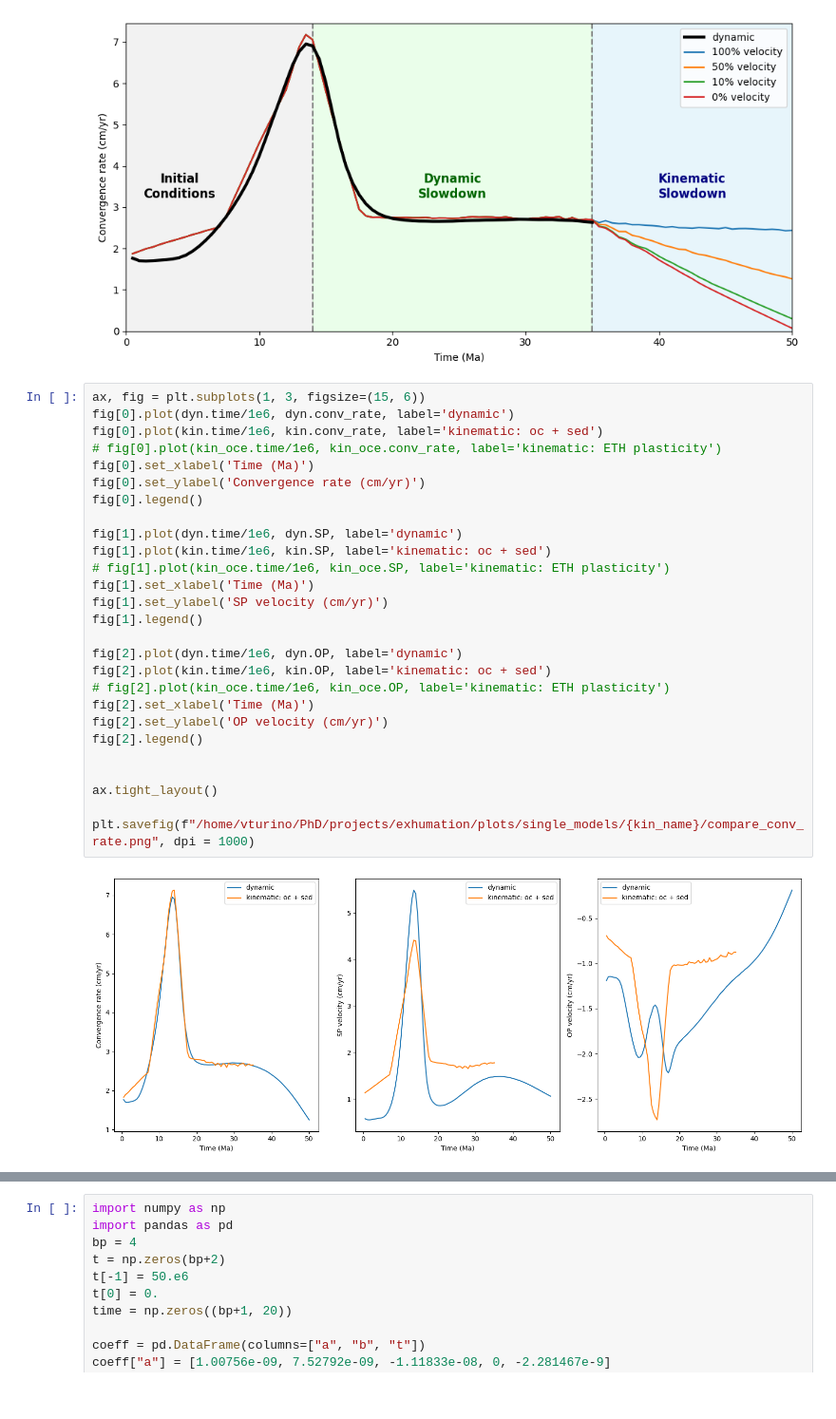
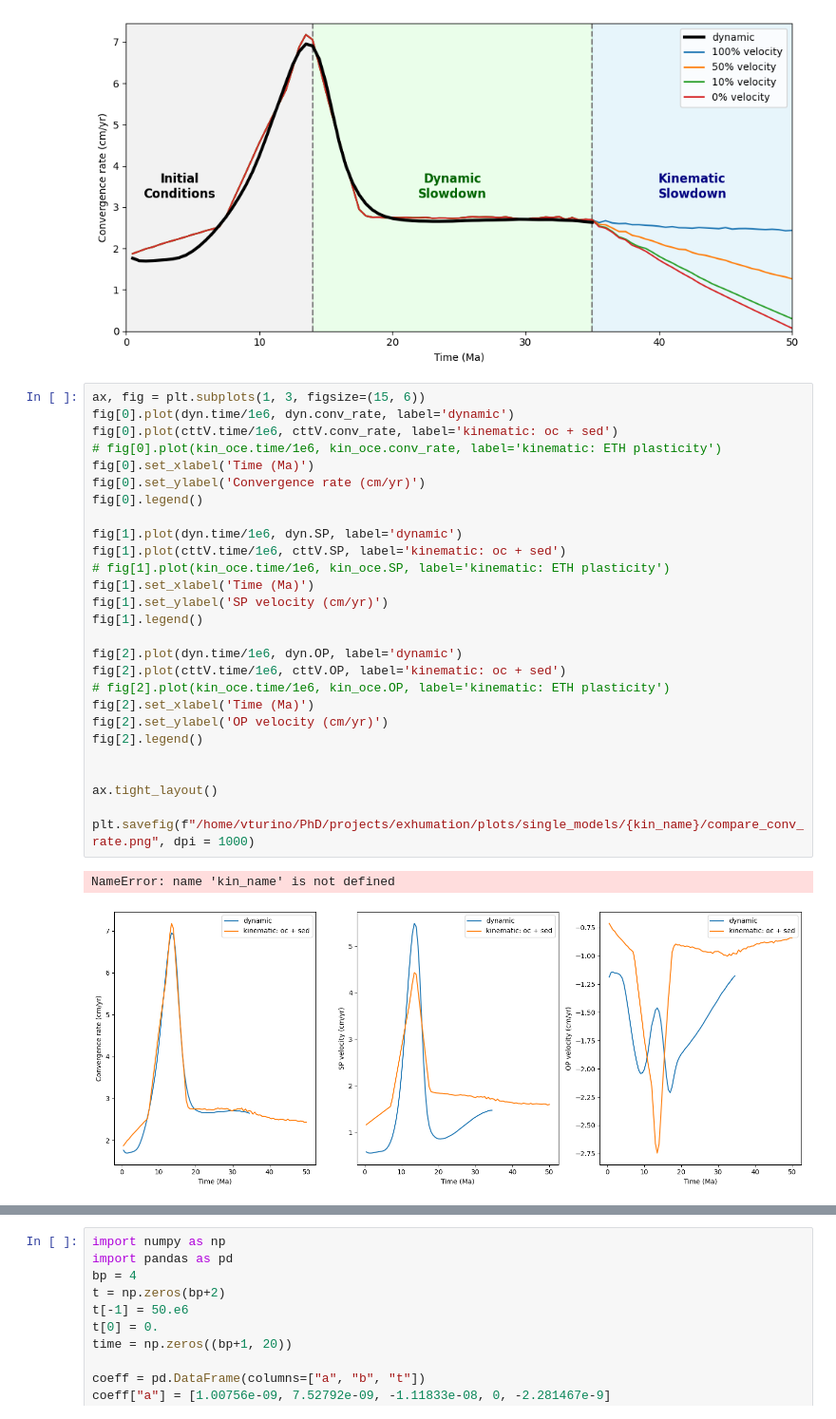
Before and after one commit to vaturino/exhumation, a Jupyter notebook: analysis/velocities/compare_CR_dyn_kin.ipynb, the cells around one changed output, grey strips where cells are left out. Shown: that part at 95% size. Cells and saved outputs as stored; diff of their text form.

```diff
--- a/analysis/velocities/compare_CR_dyn_kin.ipynb
+++ b/analysis/velocities/compare_CR_dyn_kin.ipynb
@@ -98,32 +98,33 @@ The PostScript backend does not support transparency; partially transparent arti
 # %%
 ax, fig = plt.subplots(1, 3, figsize=(15, 6))
 fig[0].plot(dyn.time/1e6, dyn.conv_rate, label='dynamic')
-fig[0].plot(kin.time/1e6, kin.conv_rate, label='kinematic: oc + sed')
+fig[0].plot(cttV.time/1e6, cttV.conv_rate, label='kinematic: oc + sed')
 # fig[0].plot(kin_oce.time/1e6, kin_oce.conv_rate, label='kinematic: ETH plasticity')
 fig[0].set_xlabel('Time (Ma)')
 fig[0].set_ylabel('Convergence rate (cm/yr)')
 fig[0].legend()
 
 fig[1].plot(dyn.time/1e6, dyn.SP, label='dynamic')
-fig[1].plot(kin.time/1e6, kin.SP, label='kinematic: oc + sed')
+fig[1].plot(cttV.time/1e6, cttV.SP, label='kinematic: oc + sed')
 # fig[1].plot(kin_oce.time/1e6, kin_oce.SP, label='kinematic: ETH plasticity')
 fig[1].set_xlabel('Time (Ma)')
 fig[1].set_ylabel('SP velocity (cm/yr)')
 fig[1].legend()
 
 fig[2].plot(dyn.time/1e6, dyn.OP, label='dynamic')
-fig[2].plot(kin.time/1e6, kin.OP, label='kinematic: oc + sed')
+fig[2].plot(cttV.time/1e6, cttV.OP, label='kinematic: oc + sed')
 # fig[2].plot(kin_oce.time/1e6, kin_oce.OP, label='kinematic: ETH plasticity')
 fig[2].set_xlabel('Time (Ma)')
 fig[2].set_ylabel('OP velocity (cm/yr)')
 fig[2].legend()
 
 
 ax.tight_layout()
 
 plt.savefig(f"/home/vturino/PhD/projects/exhumation/plots/single_models/{kin_name}/compare_conv_rate.png", dpi = 1000)
 # %% [output]
+NameError: name 'kin_name' is not defined
-[figure, old version]
+[figure, new version]
 # %%
 #plot SP/OP ratio
 fig, ax = plt.subplots(2,2, figsize=(12, 10))
```
Also changed, not shown: parts of 3 cells of this notebook, 8 other files.
